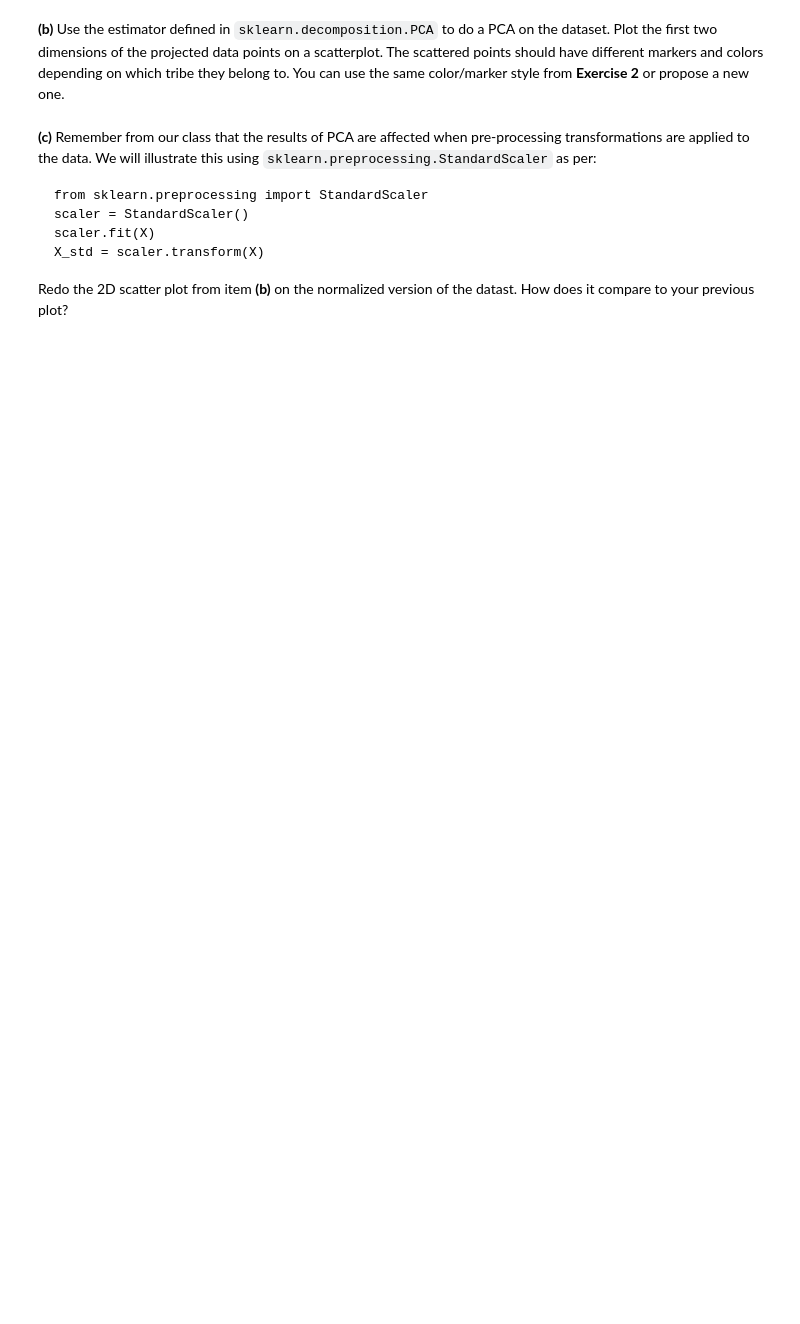
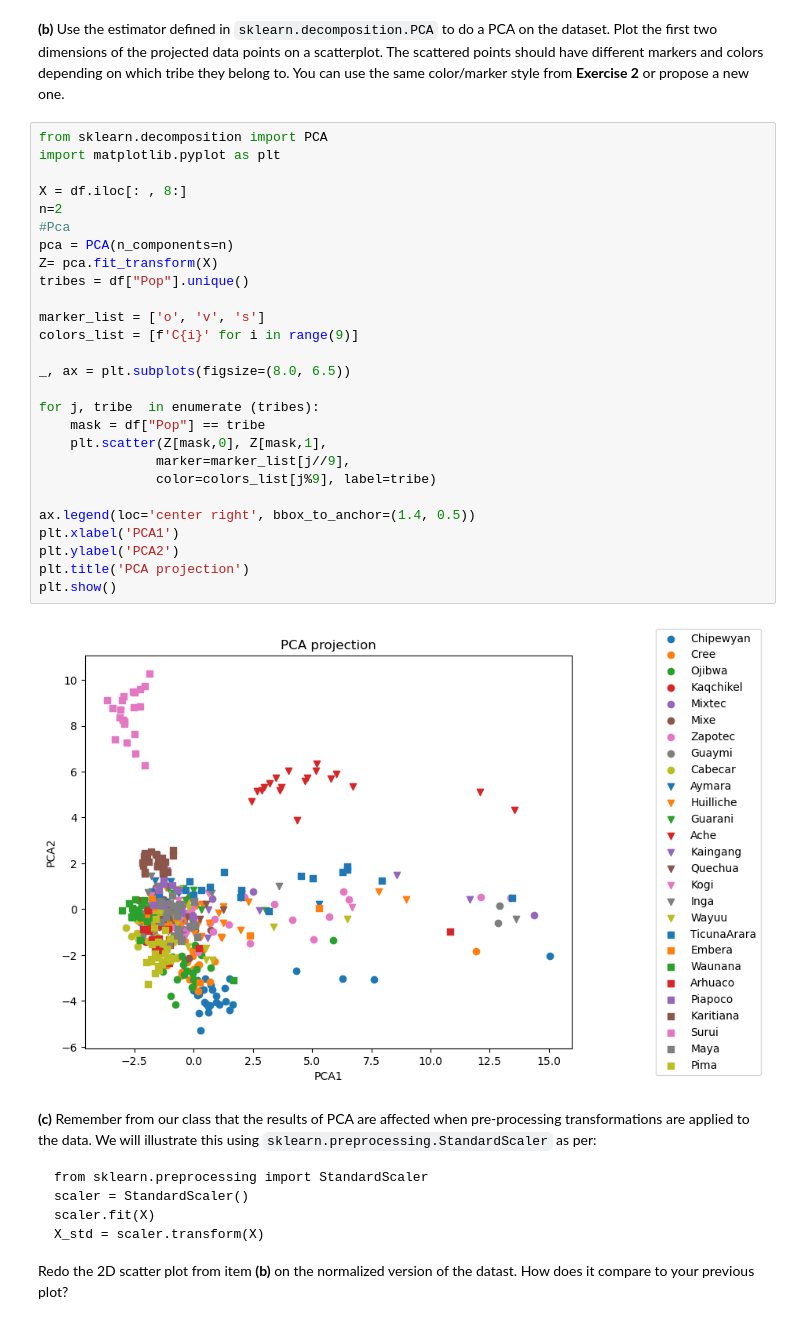
Before and after one commit to martinouks/isla_tp, a Jupyter notebook: TP2/TP2.ipynb, the cells around one changed output. Drawn from its saved outputs; the diff is of its cells as text; blank space fills up the shorter version.

````diff
--- a/TP2/TP2.ipynb
+++ b/TP2/TP2.ipynb
@@ -198,5 +204,34 @@ We can observe that the coefficients are not exactly the same. This is caused by
 # %% [markdown]
 **(b)** Use the estimator defined in `sklearn.decomposition.PCA` to do a PCA on the dataset. Plot the first two dimensions of the projected data points on a scatterplot. The scattered points should have different markers and colors depending on which tribe they belong to. You can use the same color/marker style from **Exercise 2** or propose a new one.
+# %%
+from sklearn.decomposition import PCA
+import matplotlib.pyplot as plt
+
+X = df.iloc[: , 8:]
+n=2
+#Pca
+pca = PCA(n_components=n)
+Z= pca.fit_transform(X)
+tribes = df["Pop"].unique()
+
+marker_list = ['o', 'v', 's']
+colors_list = [f'C{i}' for i in range(9)]
+
+_, ax = plt.subplots(figsize=(8.0, 6.5))
+
+for j, tribe  in enumerate (tribes):
+    mask = df["Pop"] == tribe
+    plt.scatter(Z[mask,0], Z[mask,1],
+               marker=marker_list[j//9],
+               color=colors_list[j%9], label=tribe)
+
+ax.legend(loc='center right', bbox_to_anchor=(1.4, 0.5))
+plt.xlabel('PCA1')
+plt.ylabel('PCA2')
+plt.title('PCA projection')
+plt.show()
+# %% [output]
+[figure, added]
 # %% [markdown]
 **(c)** Remember from our class that the results of PCA are affected when pre-processing transformations are applied to the data. We will illustrate this using `sklearn.preprocessing.StandardScaler` as per:
 ```
````
Also changed, not shown: parts of 7 cells of this notebook.
